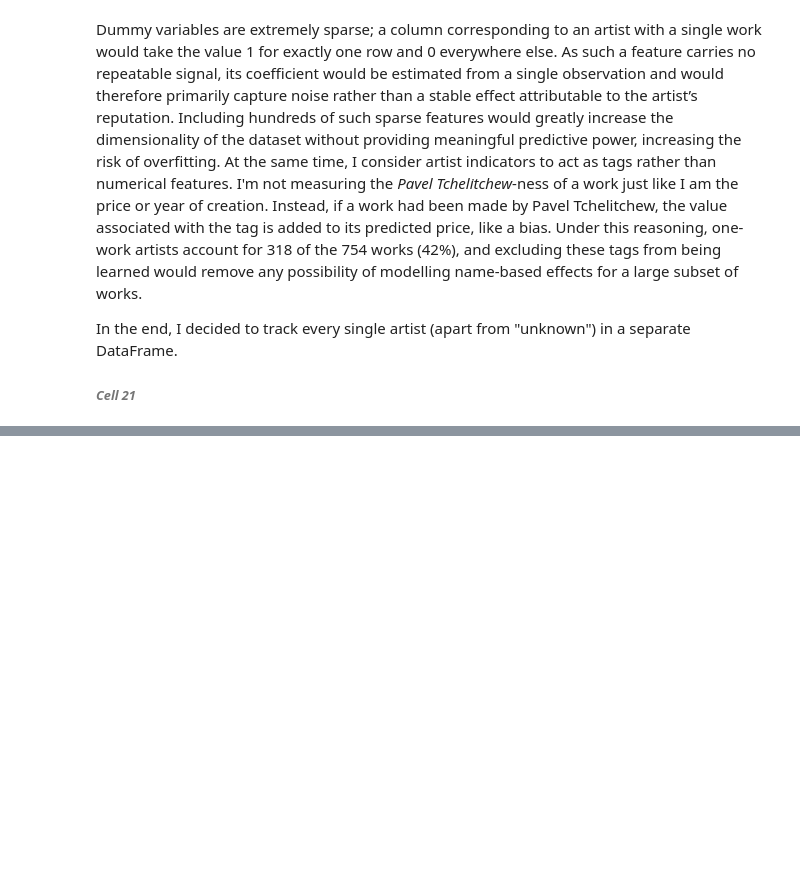
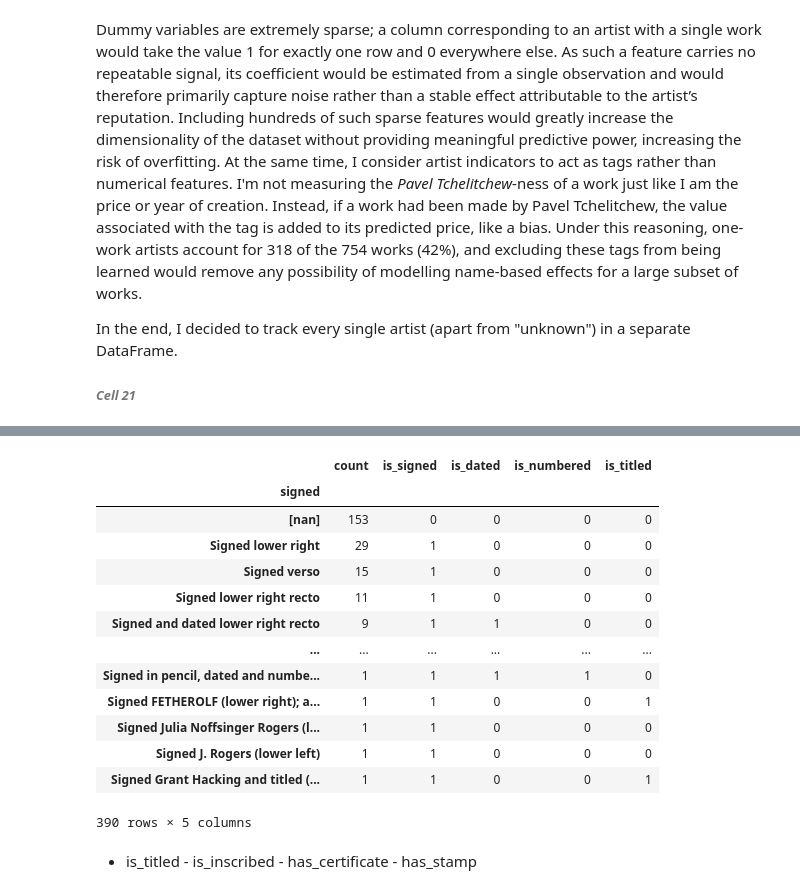
Before and after one commit to homeworkace/arthur, a Jupyter notebook: Mid-term.ipynb, the cells around one changed output, grey strips where cells are left out. Cells and saved outputs as stored; diff of their text form; code cells hidden in the pictures; blank space fills up the shorter version.

```diff
--- a/Mid-term.ipynb
+++ b/Mid-term.ipynb
@@ -430,0 +702,13 @@ dataset
+# %%
+regex_slash = re.compile(r'\d/\d')
+def rule_is_numbered(value) :
+    if 'number' in value.lower() :
+        return 1
+    if 'edition' in value.lower() :
+        return 1
+    if regex_slash.search(value) :
+        return 1
+    return 0
+
+signed_conversion['is_numbered'] = signed_conversion.index.map(rule_is_numbered)
+signed_conversion
@@ -430,0 +730,25 @@ dataset
+# %%
+def rule_is_titled(value) :
+    if 'title' in value.lower() :
+        return 1
+    return 0
+
+signed_conversion['is_titled'] = signed_conversion.index.map(rule_is_titled)
+signed_conversion
+# %% [output]
+|  | count | is_signed | is_dated | is_numbered | is_titled |
+| signed |  |  |  |  |  |
+| [nan] | 153 | 0 | 0 | 0 | 0 |
+| Signed lower right | 29 | 1 | 0 | 0 | 0 |
+| Signed verso | 15 | 1 | 0 | 0 | 0 |
+| Signed lower right recto | 11 | 1 | 0 | 0 | 0 |
+| Signed and dated lower right recto | 9 | 1 | 1 | 0 | 0 |
+| ... | ... | ... | ... | ... | ... |
+| Signed in pencil, dated and numbe... | 1 | 1 | 1 | 1 | 0 |
+| Signed FETHEROLF (lower right); a... | 1 | 1 | 0 | 0 | 1 |
+| Signed Julia Noffsinger Rogers (l... | 1 | 1 | 0 | 0 | 0 |
+| Signed J. Rogers (lower left) | 1 | 1 | 0 | 0 | 0 |
+| Signed Grant Hacking and titled (... | 1 | 1 | 0 | 0 | 1 |
+390 rows × 5 columns
+# %% [markdown]
+- is_titled - is_inscribed - has_certificate - has_stamp
```
Also changed, not shown: parts of 42 cells of this notebook.
